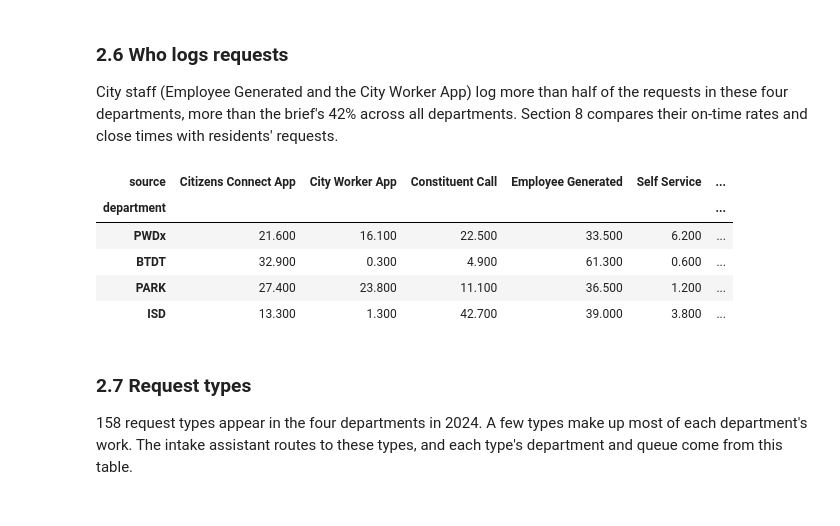
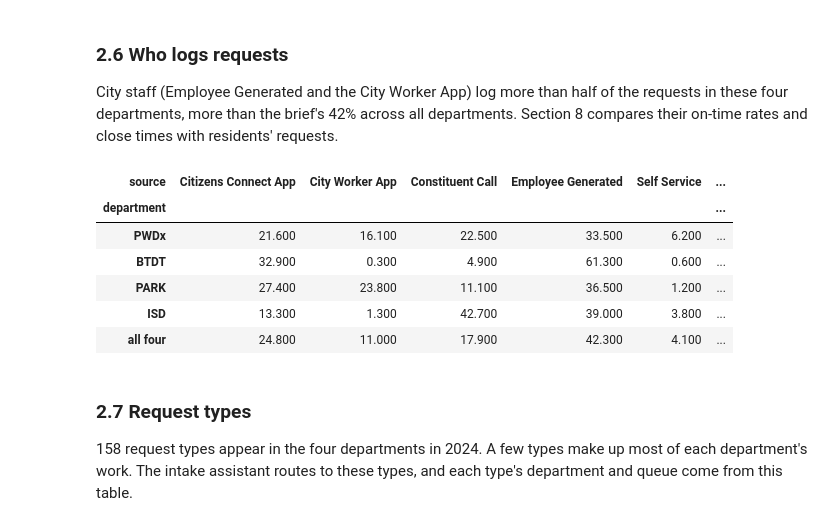
Before and after one commit to nishanth3112/boston311-crew-planner, a Jupyter notebook: notebooks/311_staffing_submission.ipynb, the cells around one changed output. Saved outputs shown, nothing was run; the diff lists cells and outputs as text; code cells hidden in the pictures.

Commit message:
BOS-11: Address review: limitations, source split, hand-computed tests, checker scans cell text only

```diff
--- a/notebooks/311_staffing_submission.ipynb
+++ b/notebooks/311_staffing_submission.ipynb
@@ -142,18 +142,20 @@ City staff (Employee Generated and the City Worker App) log more than half of th
 # %%
 source = s24.pivot_table(
     index="department", columns="source", values="year", aggfunc="size", fill_value=0
 ).reindex(list(DEPARTMENTS))
+source.loc["all four"] = source.sum()
 share = source.div(source.sum(axis=1), axis=0)
 share["resident total"] = share[sorted(RESIDENT_SOURCES)].sum(axis=1)
 share["staff total"] = 1 - share["resident total"]
 (share * 100).round(1)
 # %% [output]
 | source | Citizens Connect App | City Worker App | Constituent Call | Employee Generated | Self Service | ... |
 | department |  |  |  |  |  | ... |
 | PWDx | 21.600 | 16.100 | 22.500 | 33.500 | 6.200 | ... |
 | BTDT | 32.900 | 0.300 | 4.900 | 61.300 | 0.600 | ... |
 | PARK | 27.400 | 23.800 | 11.100 | 36.500 | 1.200 | ... |
 | ISD | 13.300 | 1.300 | 42.700 | 39.000 | 3.800 | ... |
+| all four | 24.800 | 11.000 | 17.900 | 42.300 | 4.100 | ... |
 # %% [markdown]
 ### 2.7 Request types
 
```
Also changed, not shown: parts of 64 cells of this notebook, 4 other files.
